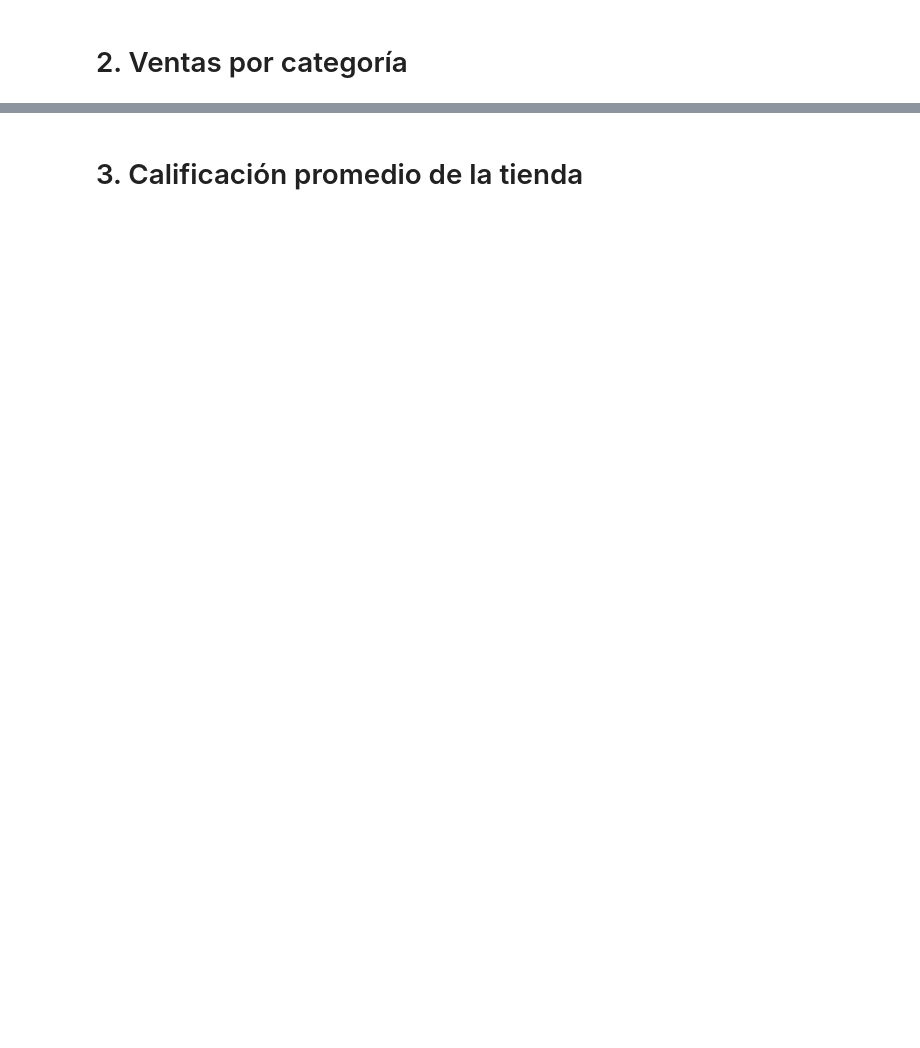
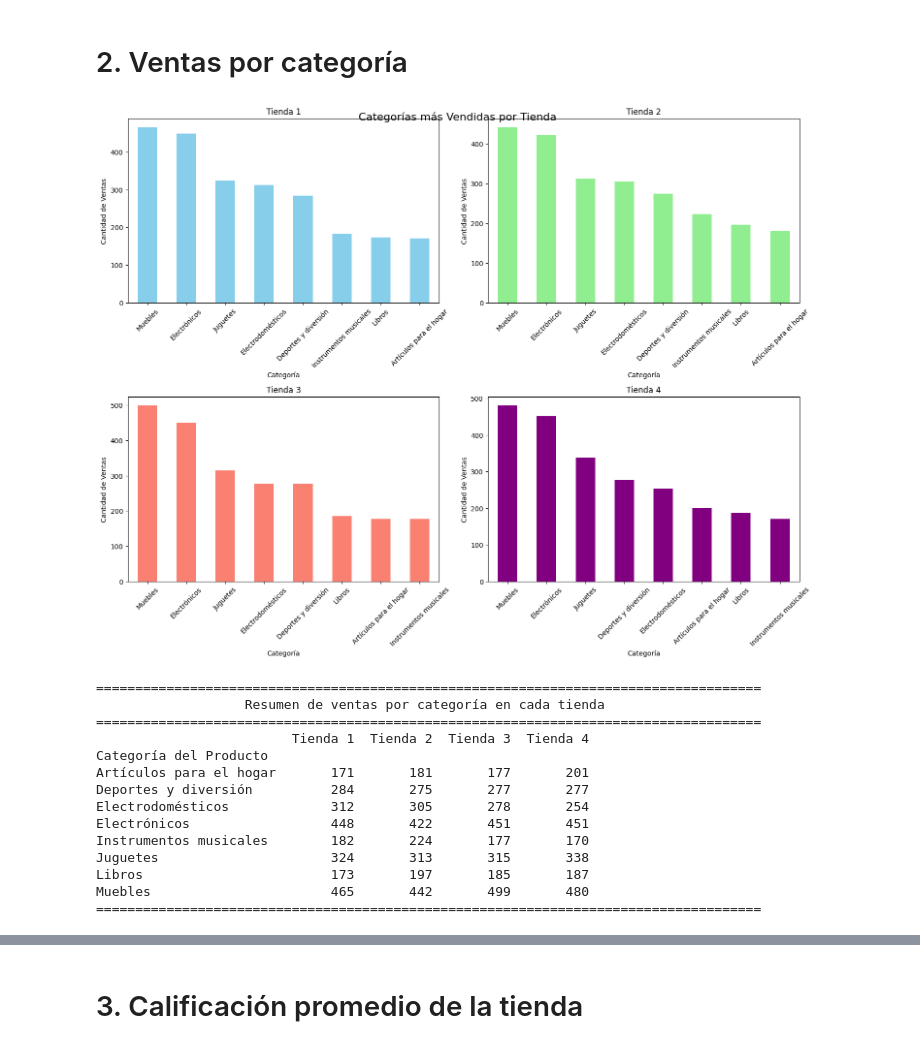
Before and after one commit to willian-ai/challenge1-data-science-latam-main, a Jupyter notebook: AluraStoreLatam.ipynb, the cells around one changed output, grey strips where cells are left out. Drawn from its saved outputs; the diff is of its cells as text; code cells hidden in the pictures; blank space fills up the shorter version.

```diff
--- a/AluraStoreLatam.ipynb
+++ b/AluraStoreLatam.ipynb
@@ -148,2 +147,74 @@ plt.close()
 # %% [markdown]
 # 2. Ventas por categoría
+# %%
+# Crear DataFrames para almacenar las ventas por categoría de cada tienda
+ventas_categoria_t1 = tienda1.groupby('Categoría del Producto').size().sort_values(ascending=False)
+ventas_categoria_t2 = tienda2.groupby('Categoría del Producto').size().sort_values(ascending=False)
+ventas_categoria_t3 = tienda3.groupby('Categoría del Producto').size().sort_values(ascending=False)
+ventas_categoria_t4 = tienda4.groupby('Categoría del Producto').size().sort_values(ascending=False)
+
+# Crear subplots para mostrar las categorías más vendidas de cada tienda
+fig, ((ax1, ax2), (ax3, ax4)) = plt.subplots(2, 2, figsize=(15, 12))
+fig.suptitle('Categorías más Vendidas por Tienda', fontsize=16, y=0.95)
+
+# Gráfico para Tienda 1
+ventas_categoria_t1.plot(kind='bar', ax=ax1, color='skyblue')
+ax1.set_title('Tienda 1')
+ax1.set_xlabel('Categoría')
+ax1.set_ylabel('Cantidad de Ventas')
+ax1.tick_params(axis='x', rotation=45)
+
+# Gráfico para Tienda 2
+ventas_categoria_t2.plot(kind='bar', ax=ax2, color='lightgreen')
+ax2.set_title('Tienda 2')
+ax2.set_xlabel('Categoría')
+ax2.set_ylabel('Cantidad de Ventas')
+ax2.tick_params(axis='x', rotation=45)
+
+# Gráfico para Tienda 3
+ventas_categoria_t3.plot(kind='bar', ax=ax3, color='salmon')
+ax3.set_title('Tienda 3')
+ax3.set_xlabel('Categoría')
+ax3.set_ylabel('Cantidad de Ventas')
+ax3.tick_params(axis='x', rotation=45)
+
+# Gráfico para Tienda 4
+ventas_categoria_t4.plot(kind='bar', ax=ax4, color='purple')
+ax4.set_title('Tienda 4')
+ax4.set_xlabel('Categoría')
+ax4.set_ylabel('Cantidad de Ventas')
+ax4.tick_params(axis='x', rotation=45)
+
+plt.tight_layout()
+plt.show()
+plt.close()
+
+# Crear un DataFrame con el resumen de ventas por categoría para todas las tiendas
+resumen_categorias = pd.DataFrame({
+    'Tienda 1': ventas_categoria_t1,
+    'Tienda 2': ventas_categoria_t2,
+    'Tienda 3': ventas_categoria_t3,
+    'Tienda 4': ventas_categoria_t4
+}).fillna(0)
+
+print("===================================================================================== ")
+print("                   Resumen de ventas por categoría en cada tienda                     ")
+print("===================================================================================== ")
+print(resumen_categorias)
+print("===================================================================================== ")
+# %% [output]
+[figure, added]
+=====================================================================================
+                   Resumen de ventas por categoría en cada tienda
+=====================================================================================
+                         Tienda 1  Tienda 2  Tienda 3  Tienda 4
+Categoría del Producto
+Artículos para el hogar       171       181       177       201
+Deportes y diversión          284       275       277       277
+Electrodomésticos             312       305       278       254
+Electrónicos                  448       422       451       451
+Instrumentos musicales        182       224       177       170
+Juguetes                      324       313       315       338
+Libros                        173       197       185       187
+Muebles                       465       442       499       480
+=====================================================================================
```
Also changed, not shown: parts of 8 cells of this notebook, 1 other file.
